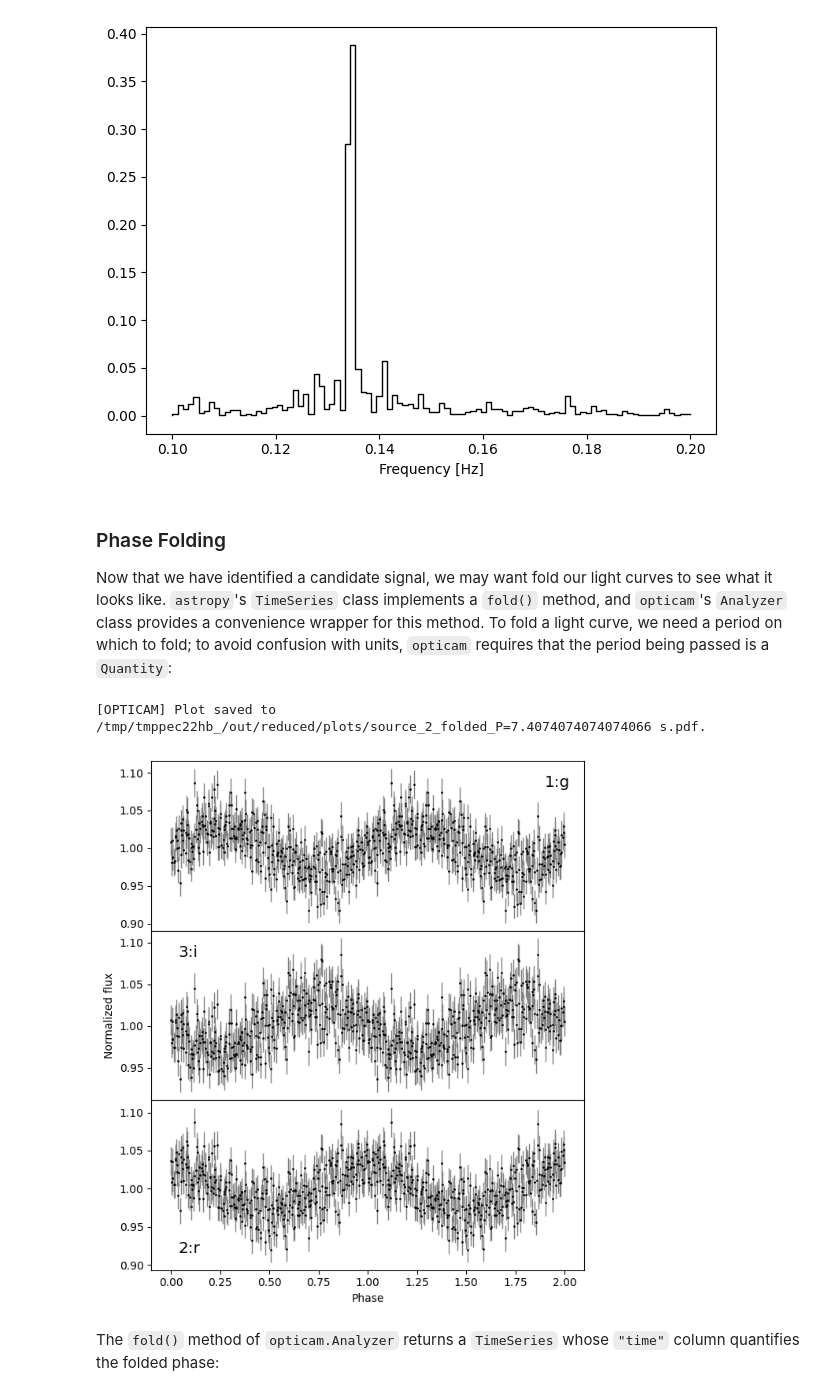
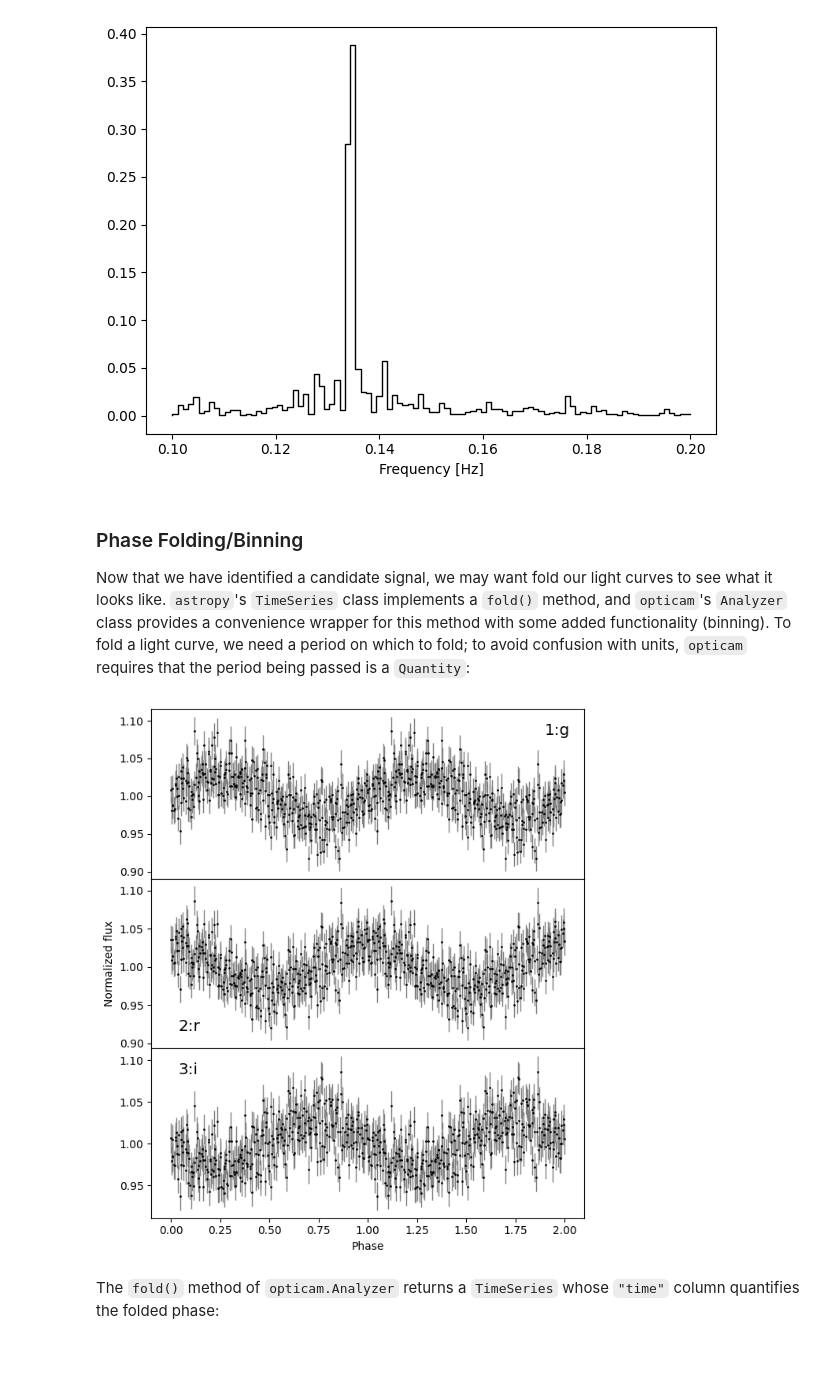
Before and after one commit to OPTICAM-instrument/opticam, a Jupyter notebook: docs/_executed/timing_methods.ipynb, the cells around one changed output. Drawn from its saved outputs; the diff is of its cells as text; code cells hidden in the pictures; blank space fills up the shorter version.

```diff
--- a/docs/_executed/timing_methods.ipynb
+++ b/docs/_executed/timing_methods.ipynb
@@ -169,19 +183,19 @@ periodograms = analyser.multiband_lomb_scargle(frequency=frequency, save=False)
 # %% [output]
 [figure]
 # %% [markdown]
-### Phase Folding
+### Phase Folding/Binning
 
-Now that we have identified a candidate signal, we may want fold our light curves to see what it looks like. `astropy`'s `TimeSeries` class implements a `fold()` method, and `opticam`'s `Analyzer` class provides a convenience wrapper for this method. To fold a light curve, we need a period on which to fold; to avoid confusion with units, `opticam` requires that the period being passed is a `Quantity`:
+Now that we have identified a candidate signal, we may want fold our light curves to see what it looks like. `astropy`'s `TimeSeries` class implements a `fold()` method, and `opticam`'s `Analyzer` class provides a convenience wrapper for this method with some added functionality (binning). To fold a light curve, we need a period on which to fold; to avoid confusion with units, `opticam` requires that the period being passed is a `Quantity`:
 # %%
 f_signal = 0.135 * u.Hz  # periodogram peak frequency
 p_signal = (1 / f_signal).to(u.s)  # fold period in seconds
 
 folded_lcs = analyser.fold(
     period=p_signal,
+    save=False,
 )
 # %% [output]
-[OPTICAM] Plot saved to /tmp/tmppec22hb_/out/reduced/plots/source_2_folded_P=7.4074074074074066 s.pdf.
-[figure, old version]
+[figure, new version]
 # %% [markdown]
 The `fold()` method of `opticam.Analyzer` returns a `TimeSeries` whose `"time"` column quantifies the folded phase:
 # %%
```
Also changed, not shown: parts of 18 cells of this notebook, 9 other files.
